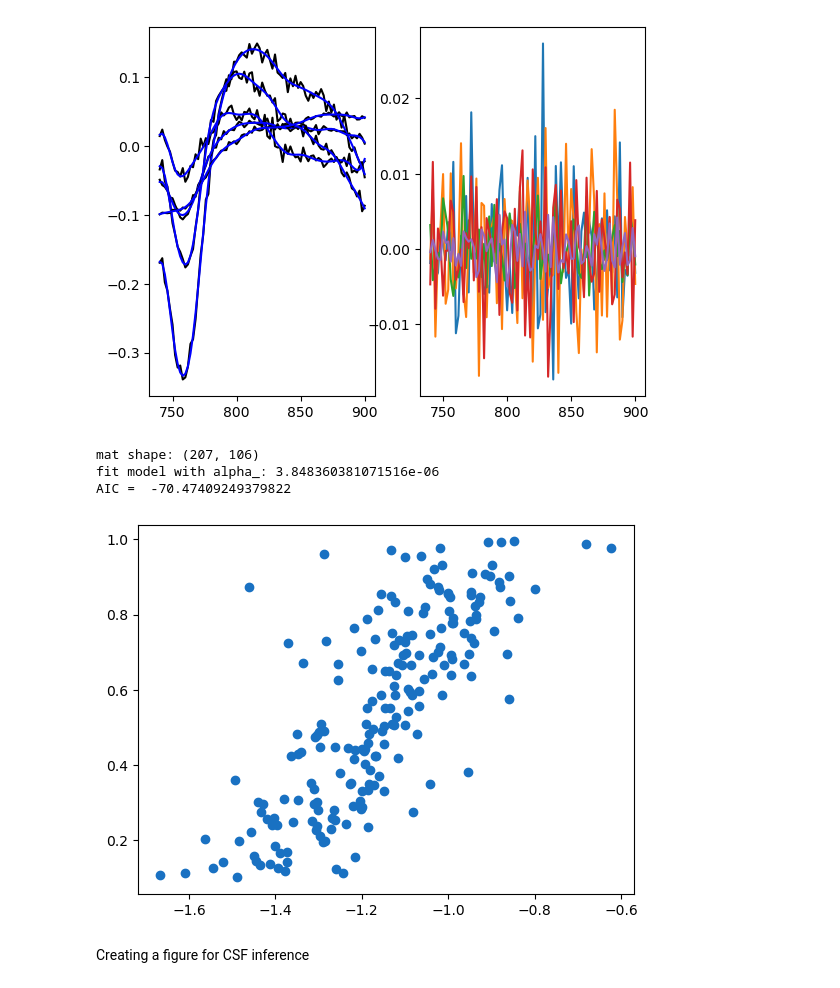
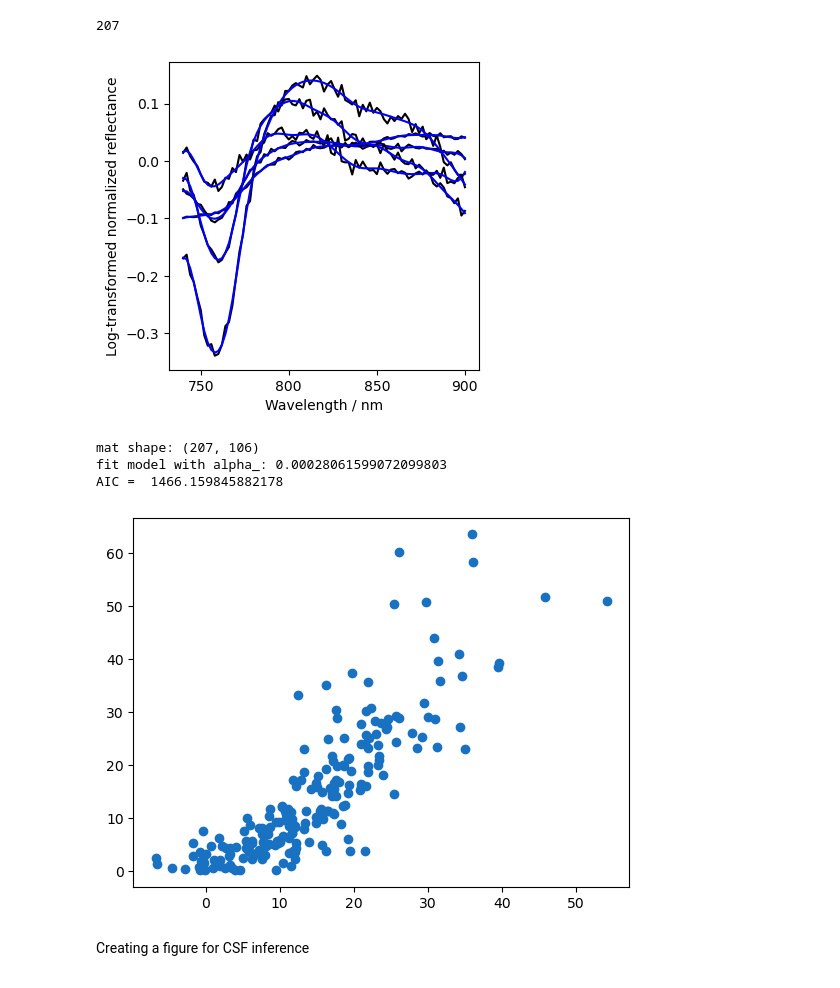
Before and after one commit to sebmorris/mcml-analysis, a Jupyter notebook: abc.ipynb, the cells around one changed output. Cells and saved outputs as stored; diff of their text form; code cells hidden in the pictures.

```diff
--- a/abc.ipynb
+++ b/abc.ipynb
@@ -30,38 +30,42 @@ def read_reflectance_data(folder):
 reflectances = {}
 for dir in dirs:
     reflectances[dir] = read_reflectance_data(dir)
+# %%
+len(reflectances.keys())
+# %% [output]
+207
 # %%
 import matplotlib.pyplot as plt
 from scipy.interpolate import make_lsq_spline
 from scipy.optimize import approx_fprime
 
 degree = 3
 n_knots = 14
 central_knots = np.linspace(min(wls), max(wls), n_knots)
 knots = np.r_[[min(wls)]*3, central_knots, [max(wls)]*3]
 
 n_grads = 50
 gradient_knots = np.linspace(min(wls), max(wls), 5)
 
 def transform_data(y):
     y_prime = np.log(y)
     y_prime = y_prime - np.mean(y_prime)
     return y_prime
 
 dist_i = 20
-fig, axs = plt.subplots(nrows=1, ncols=2)
+plt.figure(figsize=(4,4))
 for key, e in islice(reflectances.items(), 5):
     y = transform_data(e[:, dist_i])
     spline = make_lsq_spline(wls, y, t=knots)
 
-    axs[0].plot(wls, y, color='black')
-    axs[0].plot(wls, spline(wls), color='blue')
+    plt.plot(wls, y, color='black')
+    plt.plot(wls, spline(wls), color='blue')
 
-    axs[1].plot(wls, y - spline(wls))
-
+plt.xlabel('Wavelength / nm')
+plt.ylabel('Log-transformed normalized reflectance')
 plt.show()
 # %% [output]
-[figure, old version]
+[figure, new version]
 # %%
 from sklearn.linear_model import LassoLarsIC
 
@@ -147,7 +151,7 @@ from constants.colors import colors
 
 df = pd.read_csv('./sims/df.csv', index_col=0)
 
-target = 'height_csf'
+target = 'deoxy_blood_one'
 y, summary_stat, df_, _ = run_whole_thing([40, 45, 50], df, target)
 
 plt.figure()
@@ -155,9 +159,9 @@ plt.scatter(df_['summary_stat'], df_[target], color=colors['blue'][8])
 plt.show()
 # %% [output]
 mat shape: (207, 106)
-fit model with alpha_: 3.848360381071516e-06
-AIC =  -70.47409249379822
+fit model with alpha_: 0.00028061599072099803
+AIC =  1466.159845882178
-[figure, old version]
+[figure, new version]
 # %%
 point_style_kwargs = {
     "color": colors['blue'][8],
```
Also changed, not shown: parts of 5 cells of this notebook, 20 other files.
